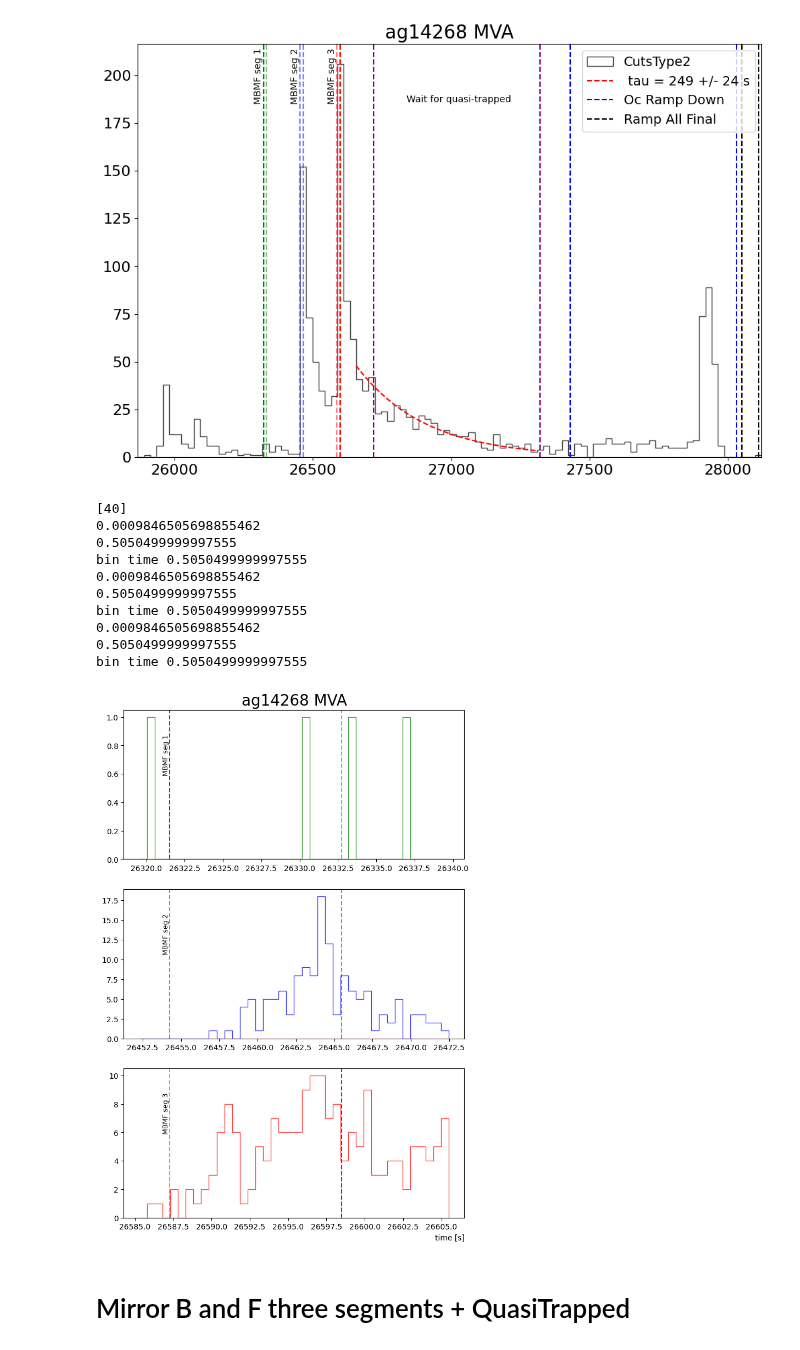
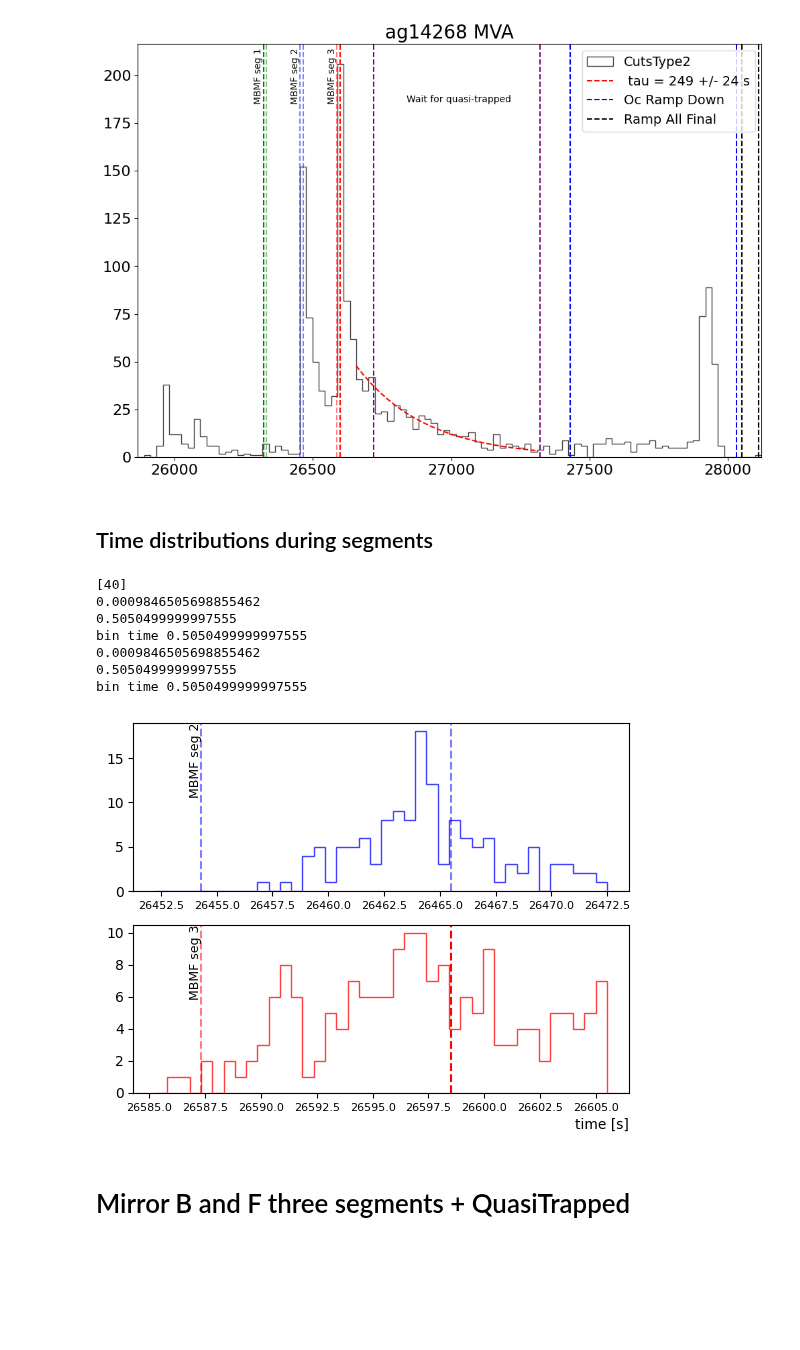
Before and after one commit to Adrianodelvincio/alphag_frequentist_analysis_2025, a Jupyter notebook: v1/Ag_Plot_Test_Protocol.ipynb, the cells around one changed output. Drawn from its saved outputs; the diff is of its cells as text; code cells hidden in the pictures; blank space fills up the shorter version.

```diff
--- a/v1/Ag_Plot_Test_Protocol.ipynb
+++ b/v1/Ag_Plot_Test_Protocol.ipynb
@@ -205,32 +209,34 @@ plt.savefig(f"Summary_ag{runs['2025'][0].split('/')[0].replace('ag','')}.png")
 bin time 22.532609999998385
 [ 7867.88896624   249.98361984 25381.6883036 ]
 [figure]
+# %% [markdown]
+## Time distributions during segments
 # %%
 binning = np.array([40])
 print(binning)
 
-plt.figure(1, figsize = (8, 12))
-plt.subplot(3,1,1)
-plt.title(f"ag{runs['2025'][0].split('/')[0].replace('ag','')} MVA", fontsize = 20)
-#plt.yticks(fontsize = 16)
-#plt.xticks(fontsize = 16)
-#plt.ylim(0,30)
-TOT_RUN_counts, edges, trash = plt.hist(data["run time"], bins = binning[0], range =  (start_mbmf_rampdown0[0] - 2, stop_mbmf_rampdown0[0] + 7) , histtype = "step", color = "green", density = False, alpha = 0.75)
-maxbin = np.max(TOT_RUN_counts)
+plt.figure(1)
+# plt.subplot(3,1,1)
+# plt.title(f"ag{runs['2025'][0].split('/')[0].replace('ag','')} MVA", fontsize = 20)
+# #plt.yticks(fontsize = 16)
+# #plt.xticks(fontsize = 16)
+# #plt.ylim(0,30)
+# TOT_RUN_counts, edges, trash = plt.hist(data["run time"], bins = binning[0], range =  (start_mbmf_rampdown0[0] - 2, stop_mbmf_rampdown0[0] + 7) , histtype = "step", color = "green", density = False, alpha = 0.75)
+# maxbin = np.max(TOT_RUN_counts)
 
-plt.axhline((bkg_up + bkg_down) * np.diff(edges)[0], linestyle = "-", linewidth = 1, color = "pink")
-print((bkg_up + bkg_down) * np.diff(edges)[0])
-print(np.diff(edges)[0])
+# plt.axhline((bkg_up + bkg_down) * np.diff(edges)[0], linestyle = "-", linewidth = 1, color = "pink")
+# print((bkg_up + bkg_down) * np.diff(edges)[0])
+# print(np.diff(edges)[0])
 
-time_bin = np.diff(edges)[0]
-print("bin time", time_bin)
+# time_bin = np.diff(edges)[0]
+# print("bin time", time_bin)
 
-plt.axvline(start_mbmf_rampdown0[0], linestyle = "--", color = "green")
-plt.axvline(stop_mbmf_rampdown0[0], linestyle = "--", color = "green", alpha = 0.5)
-plt.text(start_mbmf_rampdown0[0] - .5, 0.6*maxbin, "MBMF seg 1",rotation = 90, fontsize = 9)
-#plt.legend()
+# plt.axvline(start_mbmf_rampdown0[0], linestyle = "--", color = "green")
+# plt.axvline(stop_mbmf_rampdown0[0], linestyle = "--", color = "green", alpha = 0.5)
+# plt.text(start_mbmf_rampdown0[0] - .5, 0.6*maxbin, "MBMF seg 1",rotation = 90, fontsize = 9)
+# #plt.legend()
 
-plt.subplot(3,1,2)
+plt.subplot(2,1,1)
 
 TOT_RUN_counts, edges, trash = plt.hist(data["run time"], bins = binning[0], range =  (start_mbmf_rampdown1[0] - 2, stop_mbmf_rampdown1[0] + 7) , histtype = "step", color = "blue", density = False, alpha = 0.75)
 maxbin = np.max(TOT_RUN_counts)
@@ -245,39 +251,38 @@ print("bin time", time_bin)
 plt.axvline(start_mbmf_rampdown1[0], linestyle = "--", color = "blue", alpha = 0.5)
 plt.axvline(stop_mbmf_rampdown1[0], linestyle = "--", color = "blue", alpha = 0.5)
 plt.text(start_mbmf_rampdown1[0] - .5, 0.6* maxbin, "MBMF seg 2",rotation = 90, fontsize = 9)
+plt.xticks(fontsize = 8)
 
-plt.subplot(3,1,3)
+plt.subplot(2,1,2)
 
 TOT_RUN_counts, edges, trash = plt.hist(data["run time"], bins = binning[0], range =  (start_mbmf_rampdown2[0] - 2, stop_mbmf_rampdown2[0] + 7) , histtype = "step", color = "red", density = False, alpha = 0.75)
 maxbin = np.max(TOT_RUN_counts)
 
 plt.axhline((bkg_up + bkg_down) * np.diff(edges)[0], linestyle = "-", linewidth = 1, color = "pink")
 print((bkg_up + bkg_down) * np.diff(edges)[0])
 print(np.diff(edges)[0])
 
 time_bin = np.diff(edges)[0]
 print("bin time", time_bin)
 
 plt.axvline(start_mbmf_rampdown2[0], linestyle = "--", color = "red", alpha = 0.5)
 plt.axvline(stop_mbmf_rampdown2[0], linestyle = "--", label = "", color = "red")
 plt.text(start_mbmf_rampdown2[0] - 0.5, 0.6*maxbin, "MBMF seg 3",rotation = 90, fontsize = 9)
 plt.xlabel("time [s]", loc = "right")
+plt.xticks(fontsize = 8)
 #plt.ylim(0,30)
 
 #plt.legend( fontsize = 14, loc = "upper right")
-plt.savefig(f"Ramps_ag{runs['2025'][0].split('/')[0].replace('ag','')}.png")
+plt.savefig(f"figures/Ramps_ag{runs['2025'][0].split('/')[0].replace('ag','')}.png")
 # %% [output]
 [40]
 0.0009846505698855462
 0.5050499999997555
 bin time 0.5050499999997555
 0.0009846505698855462
 0.5050499999997555
 bin time 0.5050499999997555
-0.0009846505698855462
-0.5050499999997555
-bin time 0.5050499999997555
-[figure, old version]
+[figure, new version]
 # %% [markdown]
 # Mirror B and F three segments + QuasiTrapped
 # %%
```
Also changed, not shown: parts of 16 cells of this notebook, 4 other files.
